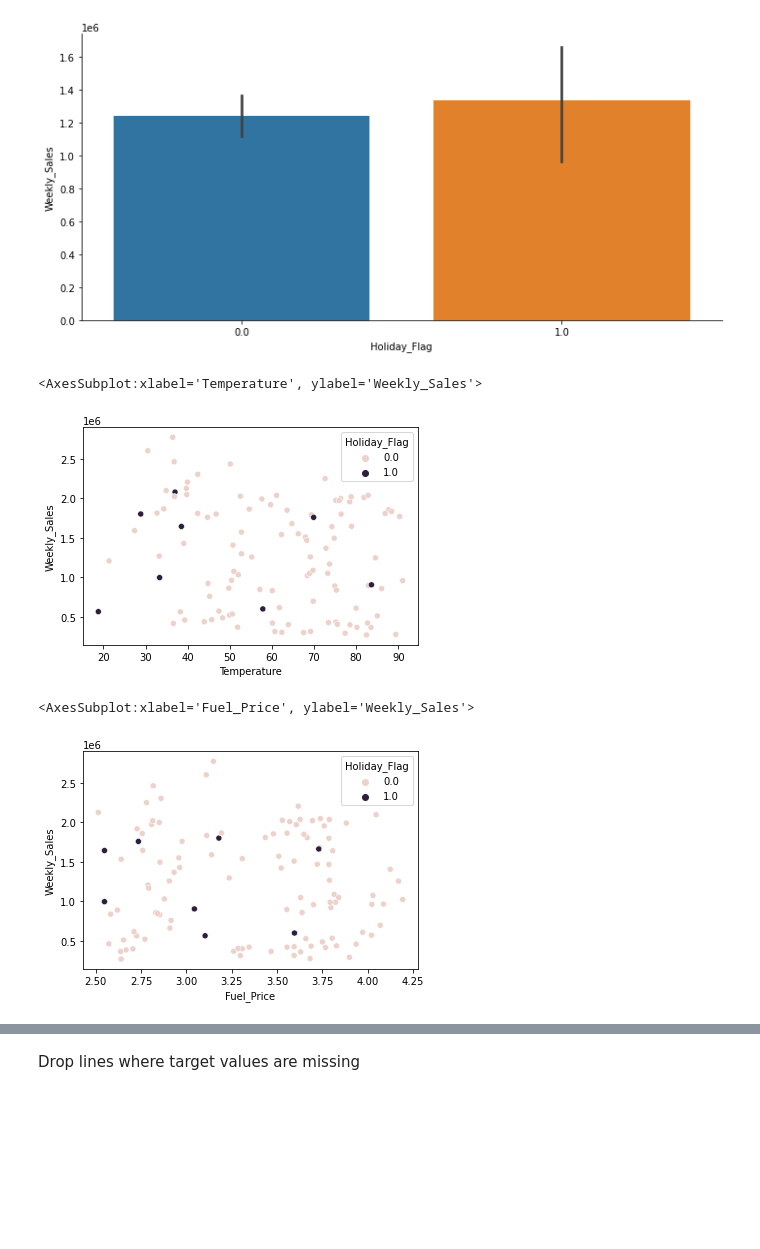
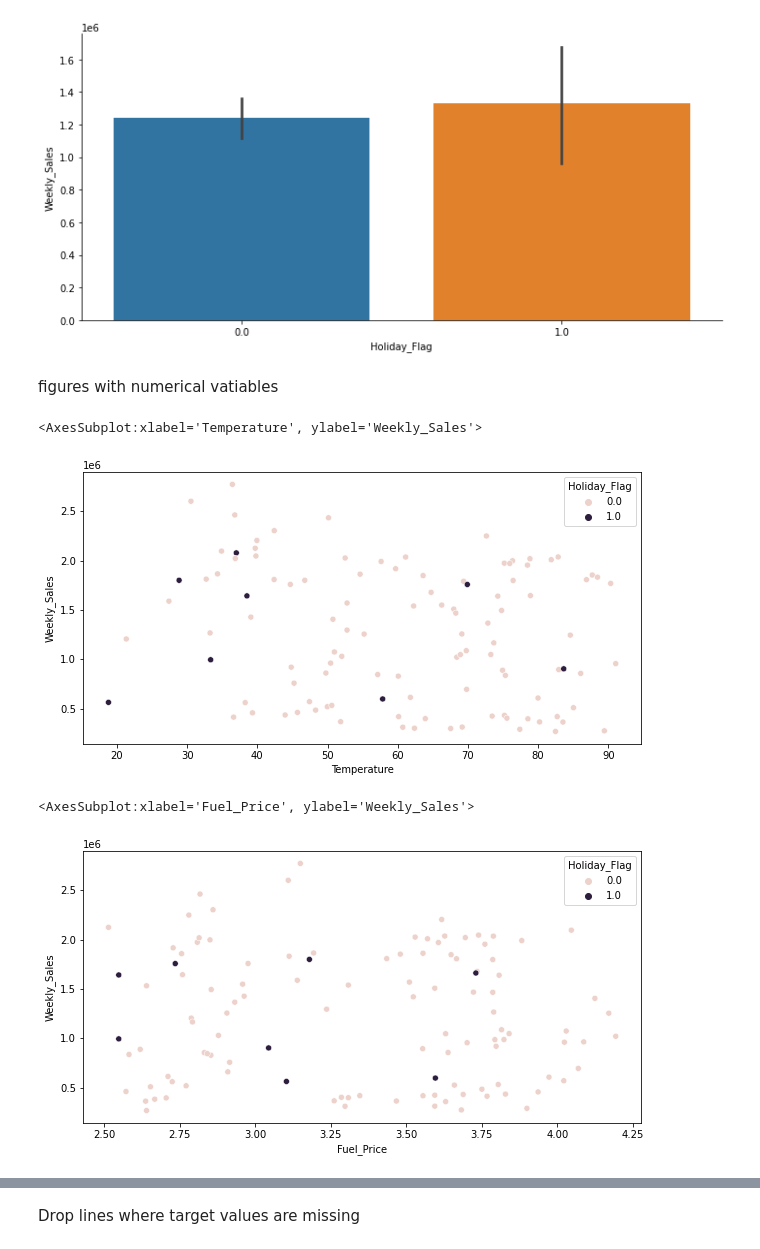
Before and after one commit to Stylomines/walmart_sales, a Jupyter notebook: walmart_project.ipynb, the cells around one changed output, grey strips where cells are left out. Drawn from its saved outputs; the diff is of its cells as text; code cells hidden in the pictures; blank space fills up the shorter version.

```diff
--- a/walmart_project.ipynb
+++ b/walmart_project.ipynb
@@ -131,20 +138,24 @@ sns.catplot(x="Holiday_Flag",
 # %% [output]
 <seaborn.axisgrid.FacetGrid at 0x...>
 [figure]
+# %% [markdown]
+figures with numerical vatiables
 # %%
+plt.figure(figsize=(10,5))
 sns.scatterplot(x="Temperature",
                 y="Weekly_Sales",
                 hue="Holiday_Flag",
                 data=df_walmart)
 # %% [output]
 <AxesSubplot:xlabel='Temperature', ylabel='Weekly_Sales'>
-[figure, old version]
+[figure, new version]
 # %%
+plt.figure(figsize=(10,5))
 sns.scatterplot(x="Fuel_Price",
                 y="Weekly_Sales",
                 hue="Holiday_Flag",
                 data=df_walmart)
 # %% [output]
 <AxesSubplot:xlabel='Fuel_Price', ylabel='Weekly_Sales'>
-[figure, old version]
+[figure, new version]
 # %%
```
Also changed, not shown: parts of 26 cells of this notebook.
